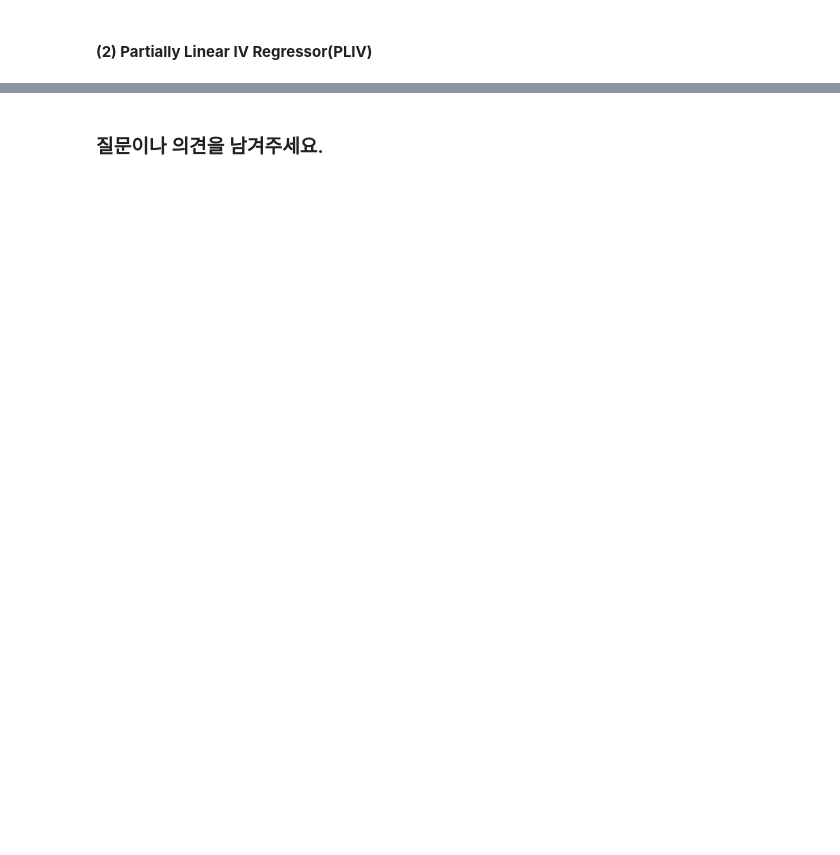
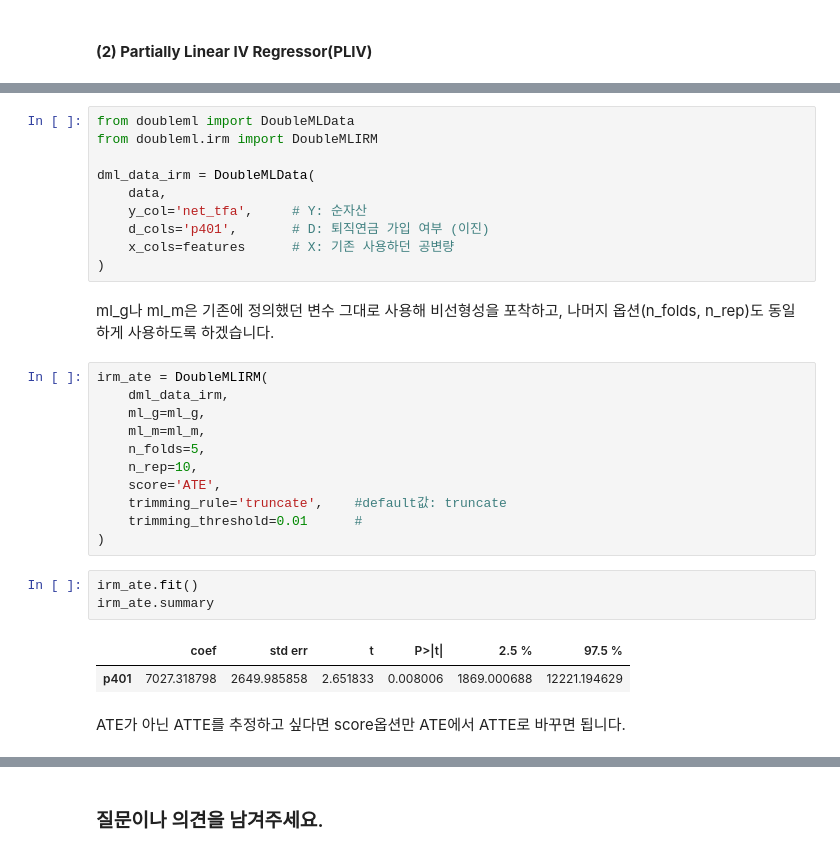
Before and after one commit to Funbucket/awesome-causal-inference-python, a Jupyter notebook: book/ate/propensity_score_and_dml.ipynb, the cells around one changed output, grey strips where cells are left out. Saved outputs shown, nothing was run; the diff lists cells and outputs as text; blank space fills up the shorter version.

```diff
--- a/book/ate/propensity_score_and_dml.ipynb
+++ b/book/ate/propensity_score_and_dml.ipynb
@@ -581,0 +750,31 @@ Diff (Resid OLS - DoubleML): -366.1264082597454
+# %%
+from doubleml import DoubleMLData
+from doubleml.irm import DoubleMLIRM
+
+dml_data_irm = DoubleMLData(
+    data,
+    y_col='net_tfa',     # Y: 순자산
+    d_cols='p401',       # D: 퇴직연금 가입 여부 (이진)
+    x_cols=features      # X: 기존 사용하던 공변량
+)
+# %% [markdown]
+ml_g나 ml_m은 기존에 정의했던 변수 그대로 사용해 비선형성을 포착하고, 나머지 옵션(n_folds, n_rep)도 동일하게 사용하도록 하겠습니다.
+# %%
+irm_ate = DoubleMLIRM(
+    dml_data_irm,
+    ml_g=ml_g,
+    ml_m=ml_m,
+    n_folds=5,
+    n_rep=10,
+    score='ATE',
+    trimming_rule='truncate',    #default값: truncate
+    trimming_threshold=0.01      #
+)
+# %%
+irm_ate.fit()
+irm_ate.summary
+# %% [output]
+|  | coef | std err | t | P>|t| | 2.5 % | 97.5 % |
+| p401 | 7027.318798 | 2649.985858 | 2.651833 | 0.008006 | 1869.000688 | 12221.194629 |
+# %% [markdown]
+ATE가 아닌 ATTE를 추정하고 싶다면 score옵션만 ATE에서 ATTE로 바꾸면 됩니다.
```
Also changed, not shown: parts of 38 cells of this notebook.
